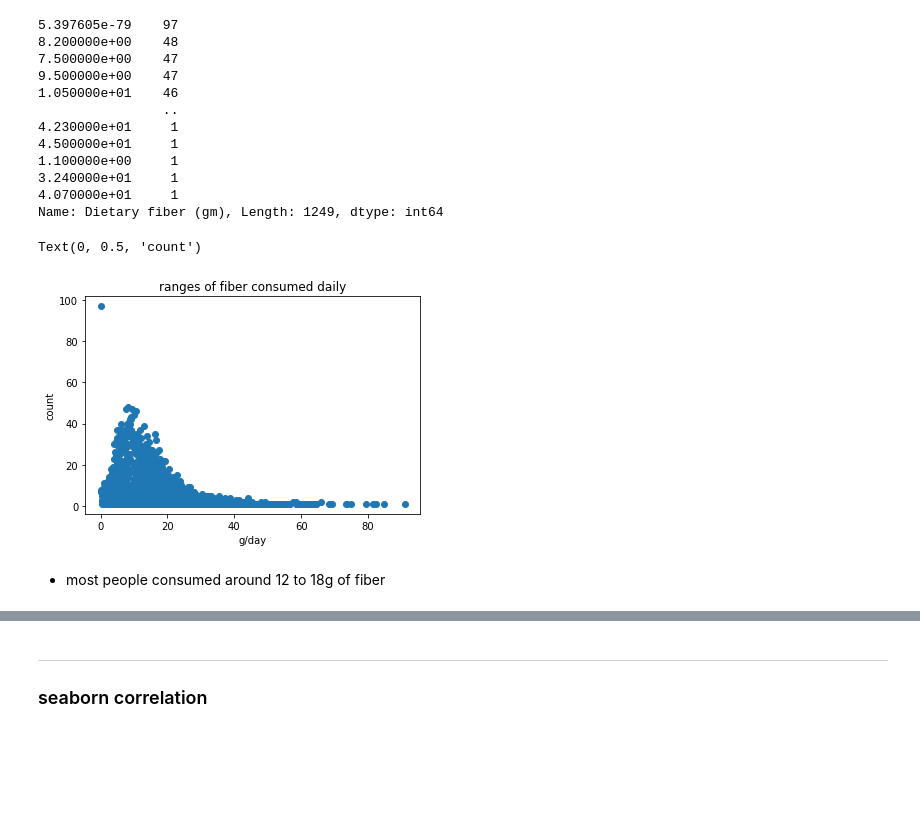
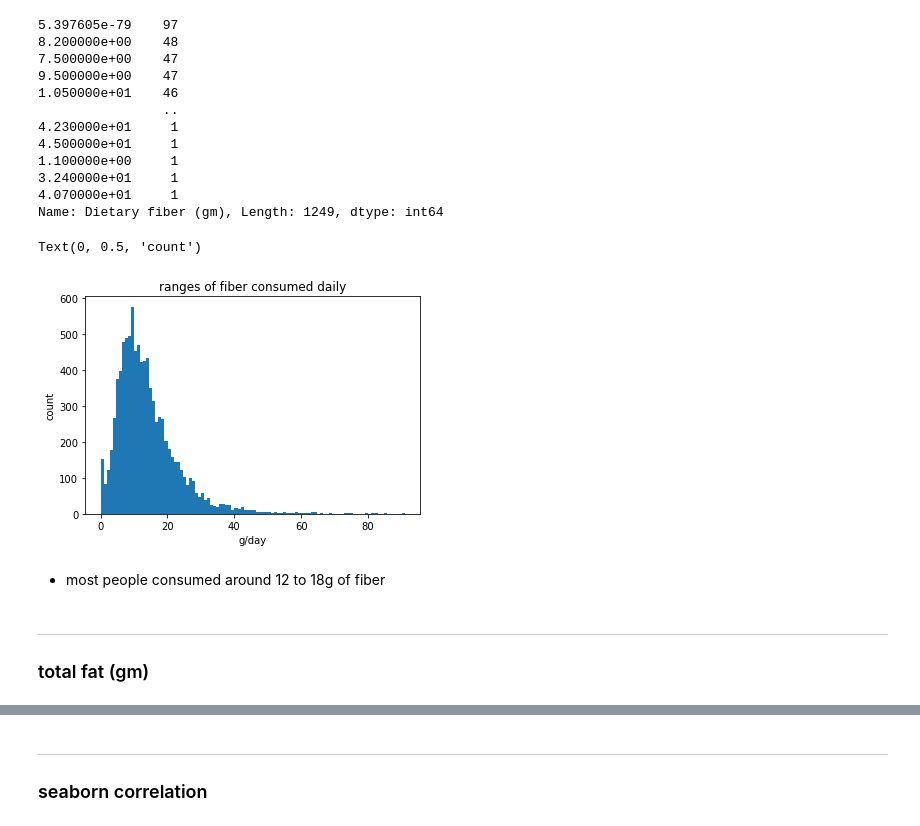
Before and after one commit to amyylin1/NHANES_Dietary_Data, a Jupyter notebook: nutrition.ipynb, the cells around one changed output, grey strips where cells are left out. Saved outputs shown, nothing was run; the diff lists cells and outputs as text; code cells hidden in the pictures; blank space fills up the shorter version.

```diff
--- a/nutrition.ipynb
+++ b/nutrition.ipynb
@@ -295,12 +279,15 @@ count_fib
 4.070000e+01     1
 Name: Dietary fiber (gm), Length: 1249, dtype: int64
 # %%
-plt.scatter(count_fib.index.values, count_fib.values)
+plt.hist(ff_1['Dietary fiber (gm)'].values, bins=100)
 plt.title('ranges of fiber consumed daily')
 plt.xlabel('g/day')
 plt.ylabel('count')
 # %% [output]
 Text(0, 0.5, 'count')
-[figure, old version]
+[figure, new version]
 # %% [markdown]
 - most people consumed around 12 to 18g of fiber
+# %% [markdown]
+---
+### total fat (gm)
```
Also changed, not shown: parts of 12 cells of this notebook.
